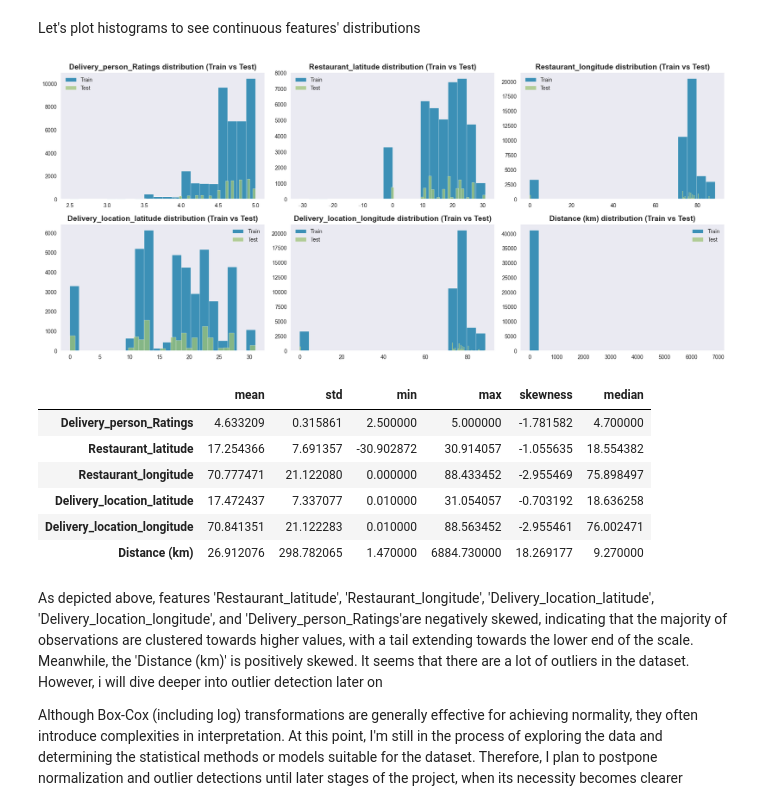
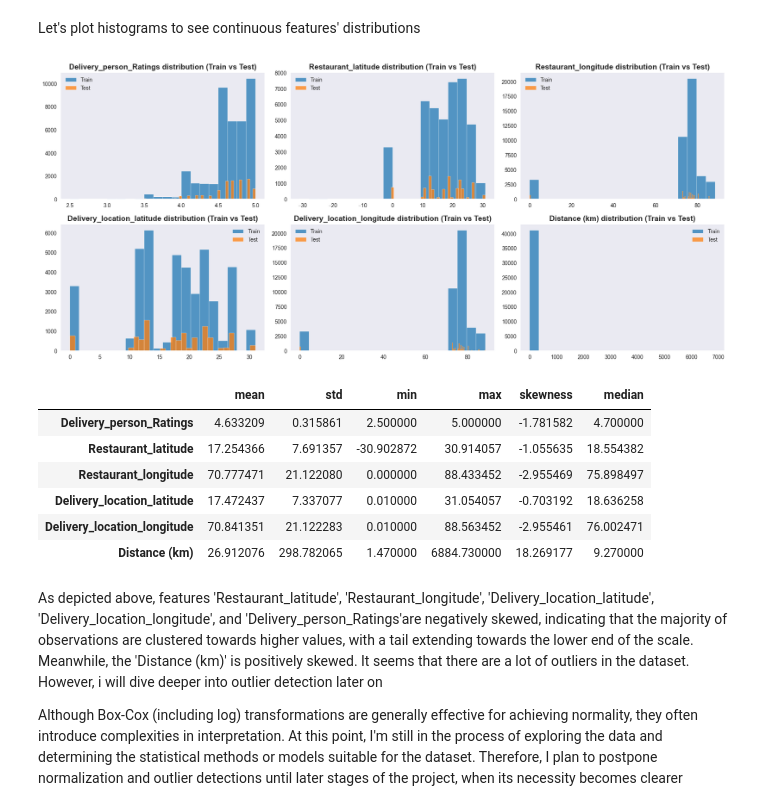
Before and after one commit to songthao1610/Food-Delivery-Time-Prediction, a Jupyter notebook: official_notebook.ipynb, the cells around one changed output. Drawn from its saved outputs; the diff is of its cells as text; code cells hidden in the pictures.

```diff
--- a/official_notebook.ipynb
+++ b/official_notebook.ipynb
@@ -399,36 +402,47 @@ When performing univariate analysis, we are usually interested in analysing one
 # %% [markdown]
 Let's plot histograms to see continuous features' distributions
 # %%
+# Continuous columns to be plotted
 continuous_cols = ['Delivery_person_Ratings', 'Restaurant_latitude',
-                   'Restaurant_longitude', 'Delivery_location_latitude', 'Delivery_location_longitude',
-                   'Distance (km)']
-fig, axes= plt.subplots(2,3, figsize=(18,8))
-axes= axes.flatten()
+                   'Restaurant_longitude', 'Delivery_location_latitude',
+                   'Delivery_location_longitude', 'Distance (km)']
+
+# Set up the subplots
+fig, axes = plt.subplots(2, 3, figsize=(18, 8))
+axes = axes.flatten()
+
+# Plot histograms for each continuous column
 for i, col_name in enumerate(continuous_cols):
     ax = axes[i]
-    sns.histplot(df_train[col_name], kde=False,
-                  ax=ax, label='Train',bins=20)
-    sns.histplot(df_test[col_name], kde=False,
-                 ax=ax, label='Test')
-    ax.set_title(f'{col_name} distribution (Train vs Test)',
-                 fontdict = fontdict(14))
+    sns.histplot(df_train[col_name], color = '#1f77b4',
+                  kde=False, ax=ax, label='Train', bins=20)
+    sns.histplot(df_test[col_name], color = '#ff7f0e',
+                 kde=False, ax=ax, label='Test')
+
+    # Set title
+    ax.set_title(f'{col_name} distribution (Train vs Test)', fontdict={'fontsize': 14, 'fontweight': 'bold', 'fontfamily':'sans-serif'})
     ax.legend()
     ax.grid(False)
     ax.set_ylabel(None)
     ax.set_xlabel(None)
+
+# Adjust layout
 plt.tight_layout()
 plt.show()
 
+# Compute skewness and median for continuous columns in the training set
 skewness = df_train[continuous_cols].skew()
 median = df_train[continuous_cols].median()
-descrip_table=df_train[continuous_cols].describe().\
-                  transpose()[['mean','std','min','max']]
+
+# Create a descriptive statistics table with additional skewness and median
+descrip_table = df_train[continuous_cols].describe().transpose()[['mean', 'std', 'min', 'max']]
 descrip_table['skewness'] = skewness
 descrip_table['median'] = median
 
+# Display the descriptive statistics table with your preferred style
 display(set_frame_style(descrip_table))
 # %% [output]
-[figure, old version]
+[figure, new version]
 |  | mean | std | min | max | skewness | median |
 | Delivery_person_Ratings | 4.633209 | 0.315861 | 2.500000 | 5.000000 | -1.781582 | 4.700000 |
 | Restaurant_latitude | 17.254366 | 7.691357 | -30.902872 | 30.914057 | -1.055635 | 18.554382 |
```
Also changed, not shown: parts of 85 cells of this notebook.
